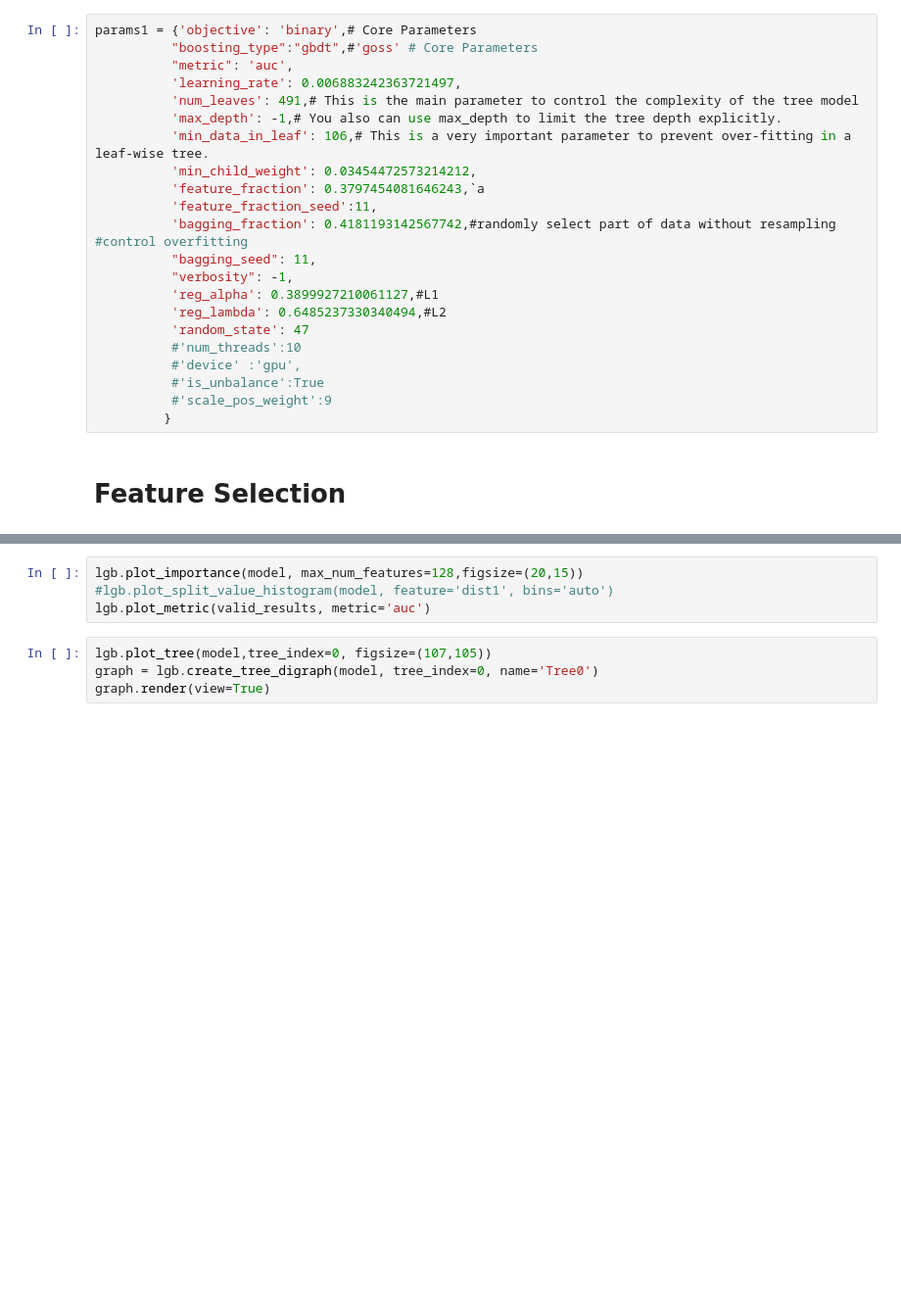
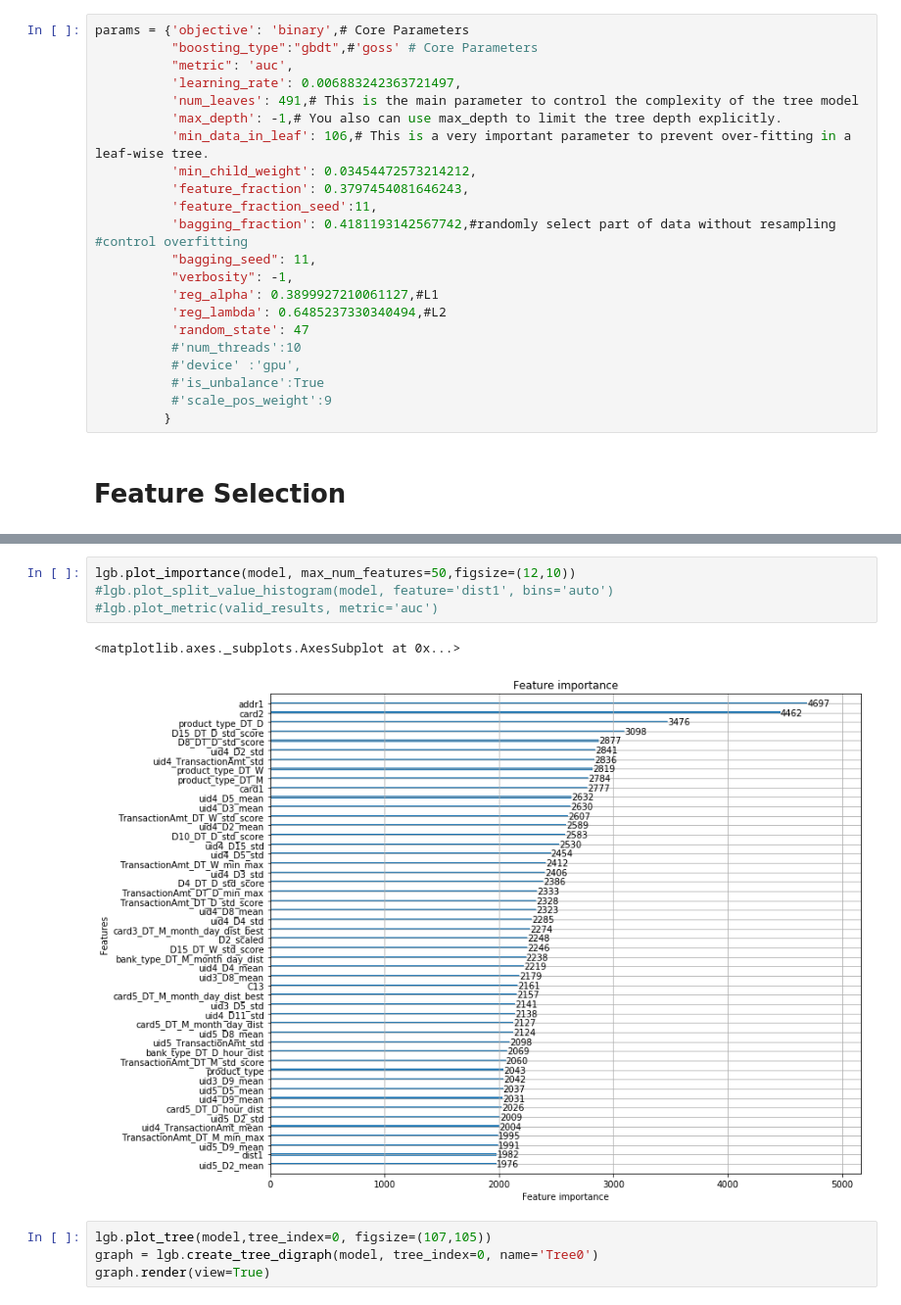
Before and after one commit to haataa/IEEE_CIS_Fraud_Detection, a Jupyter notebook: model_lgb.ipynb, the cells around one changed output, grey strips where cells are left out. Shown: that part at 98% size. Cells and saved outputs as stored; diff of their text form; blank space fills up the shorter version.

```diff
--- a/model_lgb.ipynb
+++ b/model_lgb.ipynb
@@ -72,6 +87,6 @@ params = {'objective':'binary',
                 }
 # %%
-params1 = {'objective': 'binary',# Core Parameters
+params = {'objective': 'binary',# Core Parameters
           "boosting_type":"gbdt",#'goss' # Core Parameters
           "metric": 'auc',
           'learning_rate': 0.006883242363721497,
@@ -79,7 +94,7 @@ params1 = {'objective': 'binary',# Core Parameters
           'max_depth': -1,# You also can use max_depth to limit the tree depth explicitly.
           'min_data_in_leaf': 106,# This is a very important parameter to prevent over-fitting in a leaf-wise tree.
           'min_child_weight': 0.03454472573214212,
-          'feature_fraction': 0.3797454081646243,`a
+          'feature_fraction': 0.3797454081646243,
           'feature_fraction_seed':11,
           'bagging_fraction': 0.4181193142567742,#randomly select part of data without resampling #control overfitting
           "bagging_seed": 11,
@@ -120,7 +147,10 @@ max(valid_results['valid_1']['auc'])
 # %%
-lgb.plot_importance(model, max_num_features=128,figsize=(20,15))
+lgb.plot_importance(model, max_num_features=50,figsize=(12,10))
 #lgb.plot_split_value_histogram(model, feature='dist1', bins='auto')
-lgb.plot_metric(valid_results, metric='auc')
+#lgb.plot_metric(valid_results, metric='auc')
+# %% [output]
+<matplotlib.axes._subplots.AxesSubplot at 0x...>
+[figure, added]
 # %%
 lgb.plot_tree(model,tree_index=0, figsize=(107,105))
 graph = lgb.create_tree_digraph(model, tree_index=0, name='Tree0')
```
Also changed, not shown: parts of 32 cells of this notebook.
